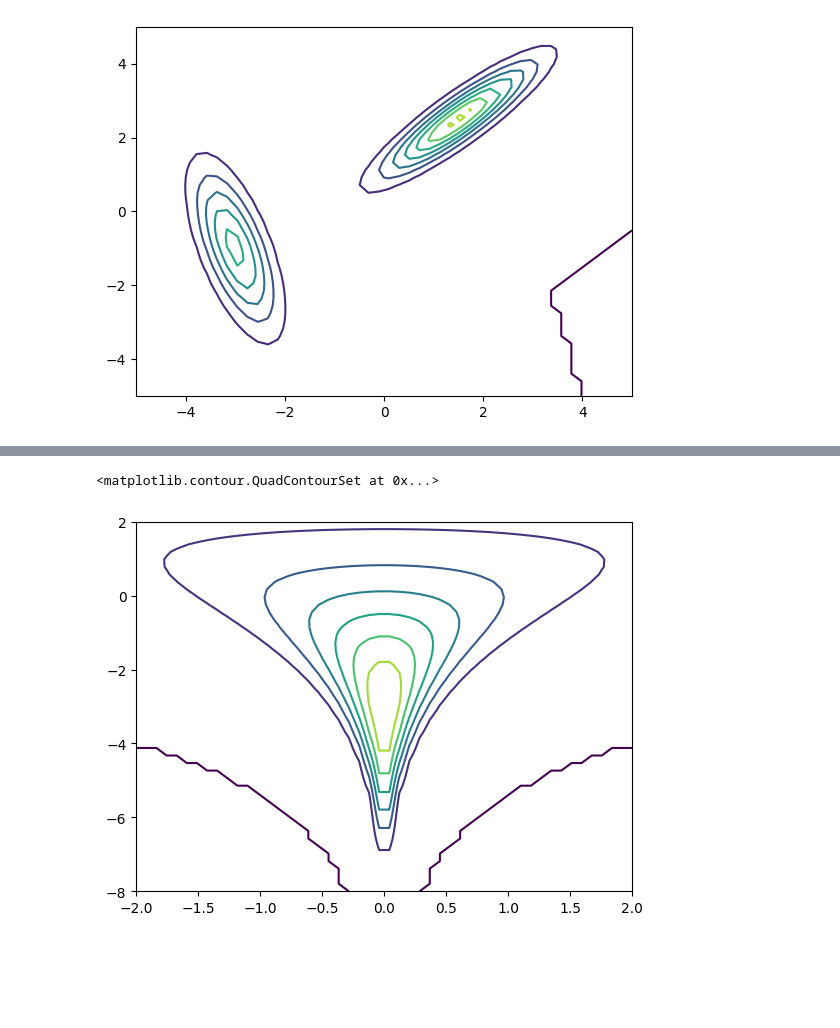
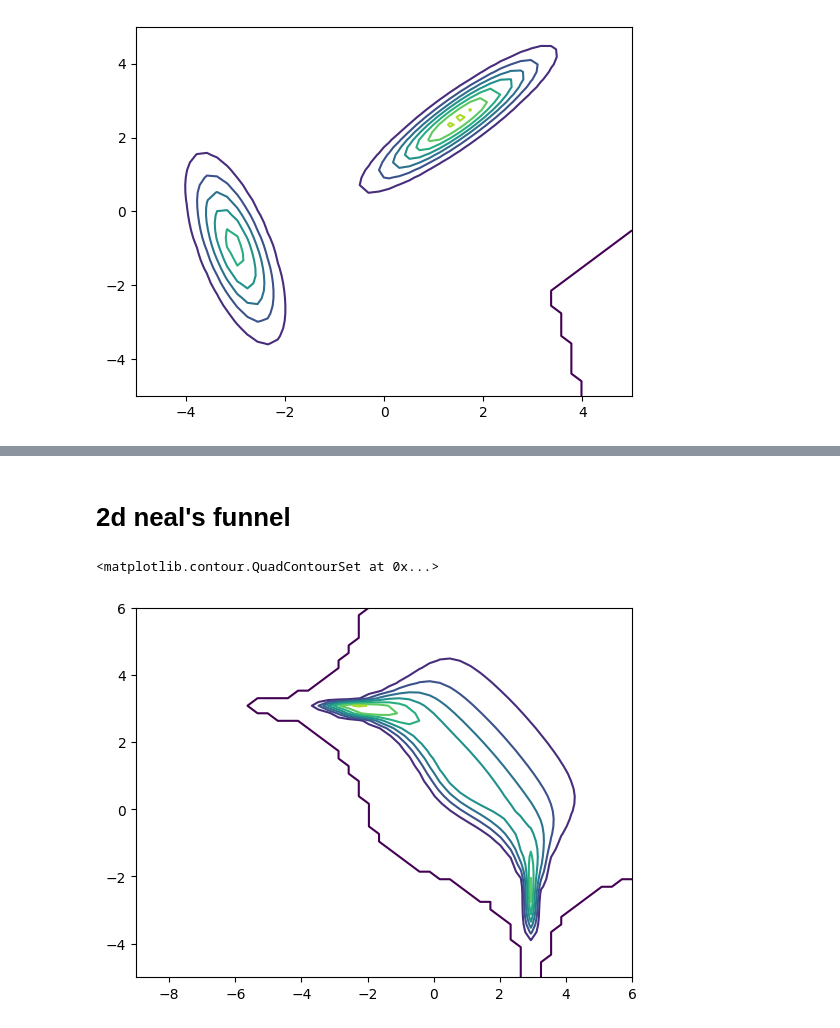
Before and after one commit to al-jshen/sampling, a Jupyter notebook: notebooks/tempering.ipynb, the cells around one changed output, grey strips where cells are left out. Cells and saved outputs as stored; diff of their text form; code cells hidden in the pictures; blank space fills up the shorter version.

```diff
--- a/notebooks/tempering.ipynb
+++ b/notebooks/tempering.ipynb
@@ -236,20 +246,24 @@ plt.scatter(azchain["x"].ravel(), azchain["y"].ravel(), alpha=0.1)
+# %% [markdown]
+# 2d neal's funnel
 # %%
 @jax.jit
 def funnel(x):
-    ly = stats.norm.logpdf(x[:, 1], 0.0, 2.5)
-    lx = stats.norm.logpdf(x[:, 0], 0.0, jnp.exp(x[:, 1] / 2))
-    return ly + lx
+    ly1 = stats.norm.logpdf(x[0], 1.0, 3)
+    lx1 = stats.norm.logpdf(x[1:], 3.0, jnp.exp(x[0])).sum(axis=-1)
+    ly2 = stats.norm.logpdf(x[1:], 2.0, 3)
+    lx2 = stats.norm.logpdf(x[0], 3.0, jnp.exp(x[1:])).sum(axis=-1)
+    return (ly1 + lx1 + ly2 + lx2).sum() / 2
 # %%
-xr = jnp.linspace(-2, 2)
-yr = jnp.linspace(-8, 2)
+xr = jnp.linspace(-9, 6)
+yr = jnp.linspace(-5, 6)
 xx, yy = jnp.meshgrid(xr, yr)
 xxyy = jnp.stack((xx.ravel(), yy.ravel())).T
-zz = logpdf(xxyy).reshape(xx.shape)
+zz = jax.vmap(funnel)(xxyy).reshape(xx.shape)
 # %%
-plt.contour(xx, yy, jnp.exp(funnel(xxyy).reshape(xx.shape)))
+plt.contour(xx, yy, jnp.exp(zz))
 # %% [output]
 <matplotlib.contour.QuadContourSet at 0x...>
-[figure, old version]
+[figure, new version]
 # %%
 dim = 2
 chains = 4
```
Also changed, not shown: parts of 21 cells of this notebook, 1 other file.
